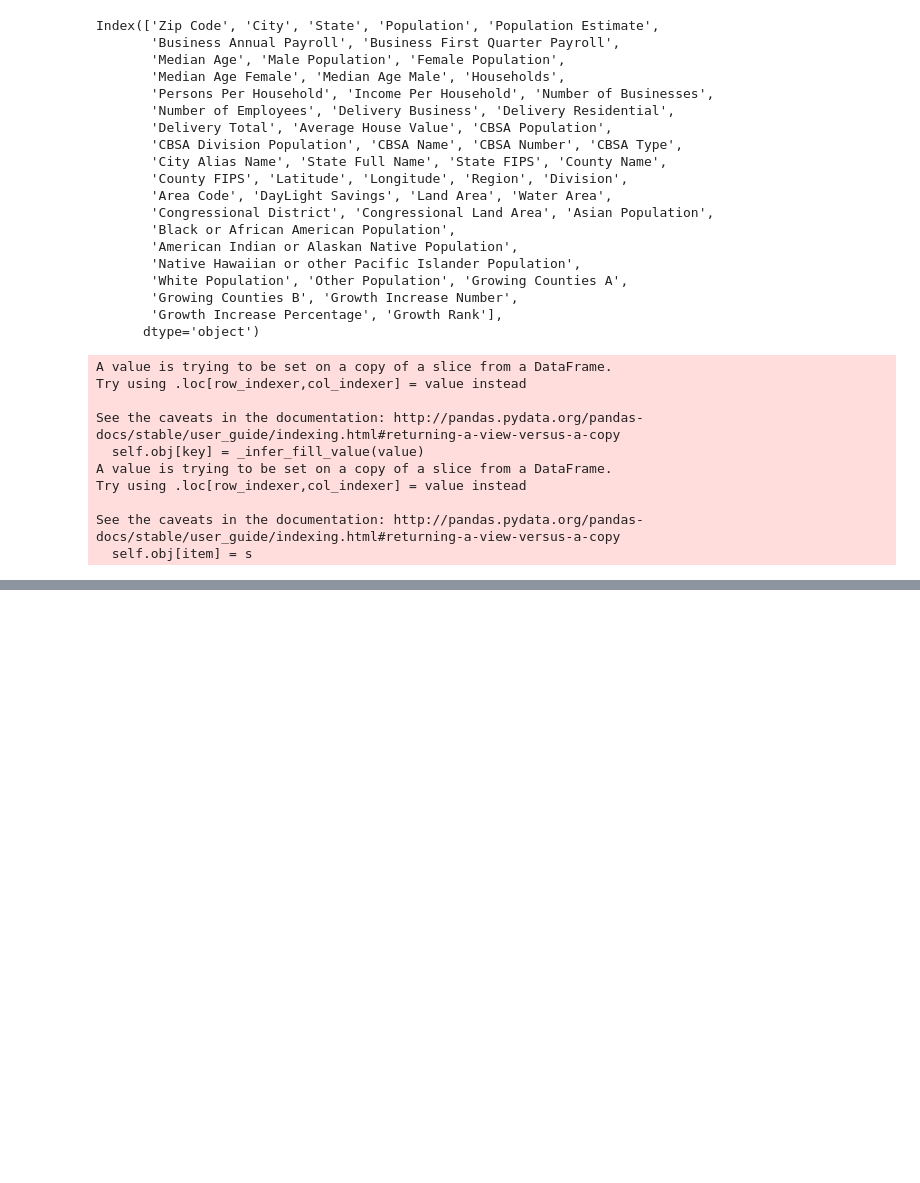
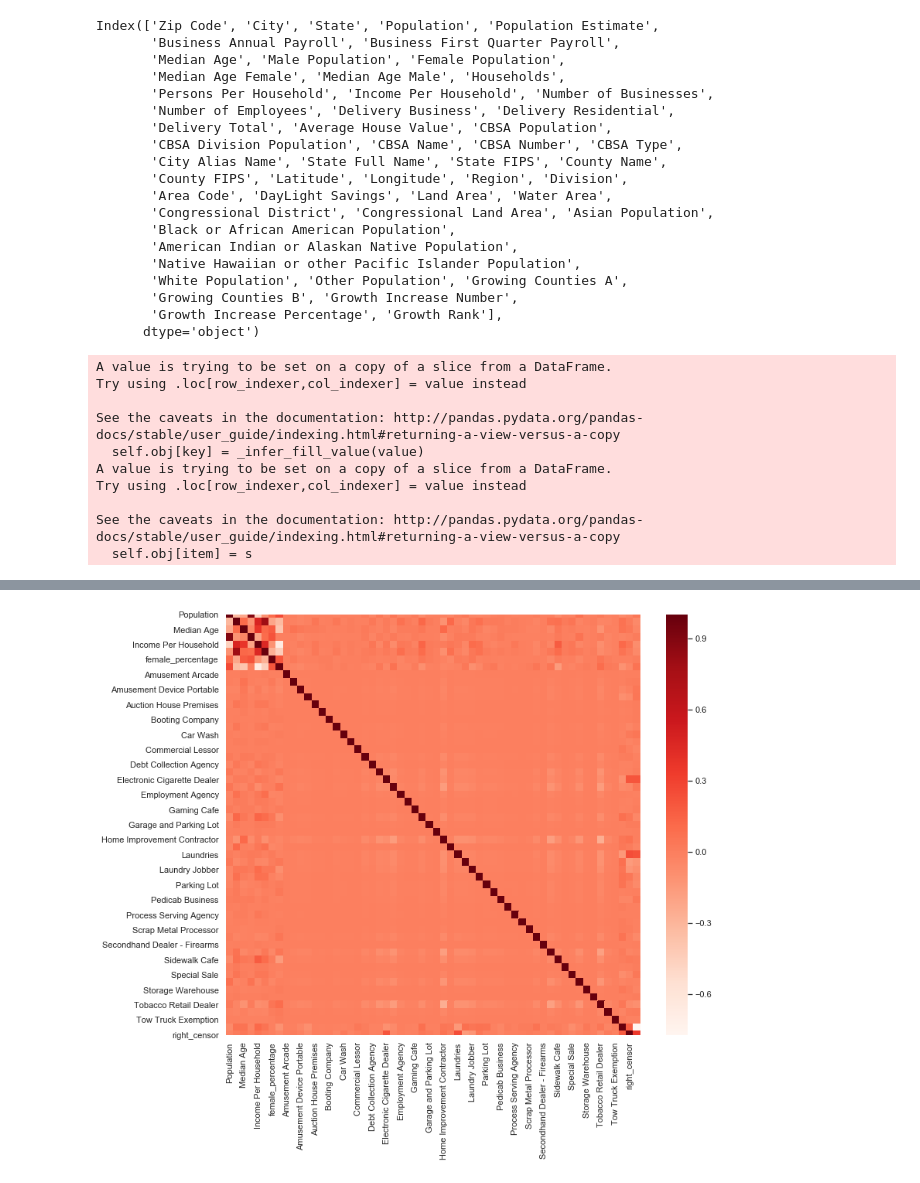
Before and after one commit to ccpokxii/NYC-Company-Survival-Analysis, a Jupyter notebook: Cox_regression.ipynb, the cells around one changed output, grey strips where cells are left out. Cells and saved outputs as stored; diff of their text form; code cells hidden in the pictures; blank space fills up the shorter version.

```diff
--- a/Cox_regression.ipynb
+++ b/Cox_regression.ipynb
@@ -102,2 +173,4 @@ df_com
 # %%
-df_baseline = df_com.drop(['License Expiration Date','License Status','License Creation Date','Longitude','Latitude'],axis=1)
+df_baseline = df_com.iloc[:,9:]
+df_baseline
+#drop(['License Expiration Date','License Status','License Creation Date','Longitude','Latitude'],axis=1)
@@ -104,2 +191,6 @@ df_baseline = df_com.drop(['License Expiration Date','License Status','License C
 # %%
-df_baseline = df_baseline.apply(lambda x: x if x.name in ['Industry','right_censor'] else preprocessing.scale(x))
+industries = df_com['Industry'].unique()
+
+df_baseline = df_baseline.apply(lambda x: x if x.name in industries else preprocessing.scale(x))
+
+df_baseline
@@ -138,0 +295,7 @@ lr.score(X_train,Y_train)
+# %%
+plt.figure(figsize=(12,10))
+cor = df_baseline.corr()
+sns.heatmap(cor,cmap=plt.cm.Reds)
+plt.show()
+# %% [output]
+[figure, added]
```
Also changed, not shown: parts of 25 cells of this notebook.
